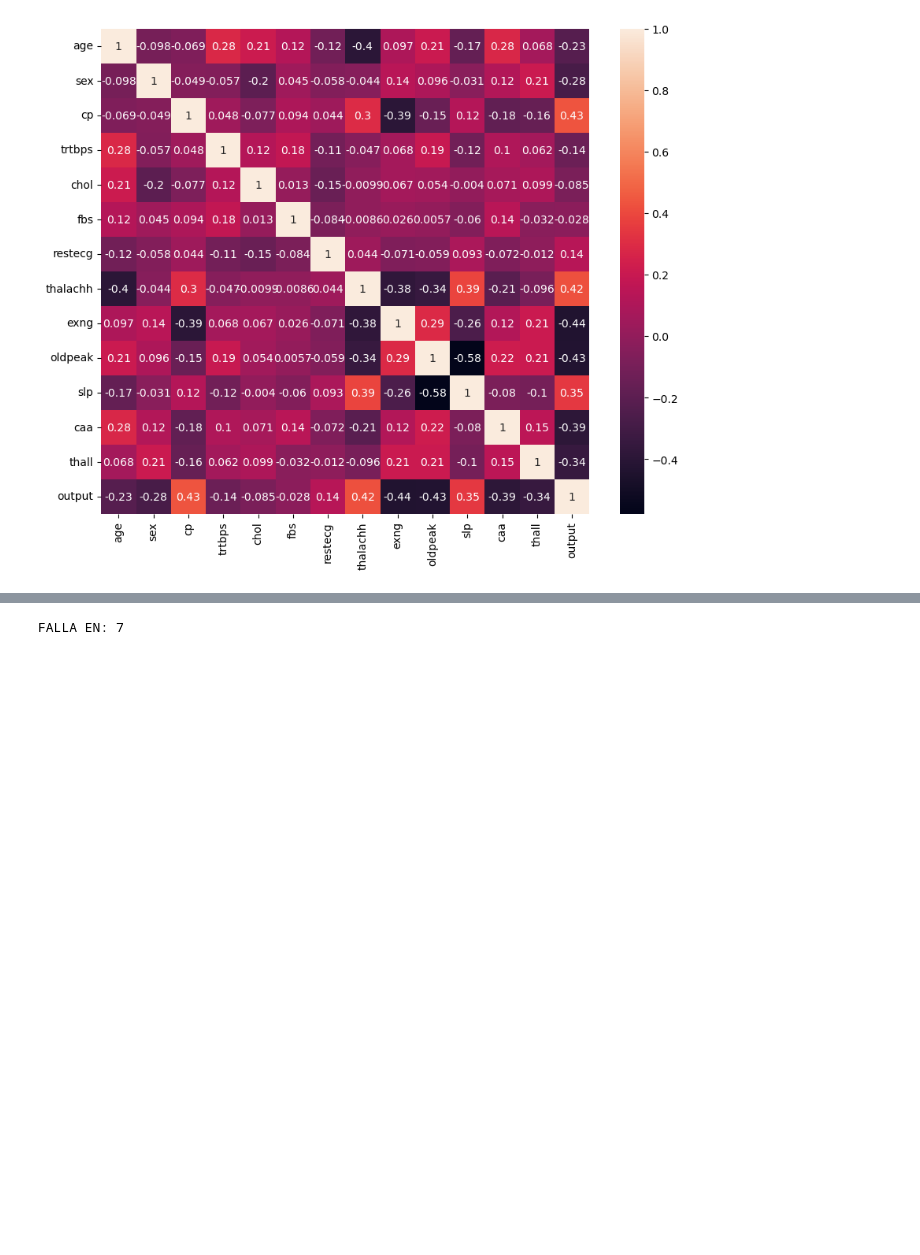
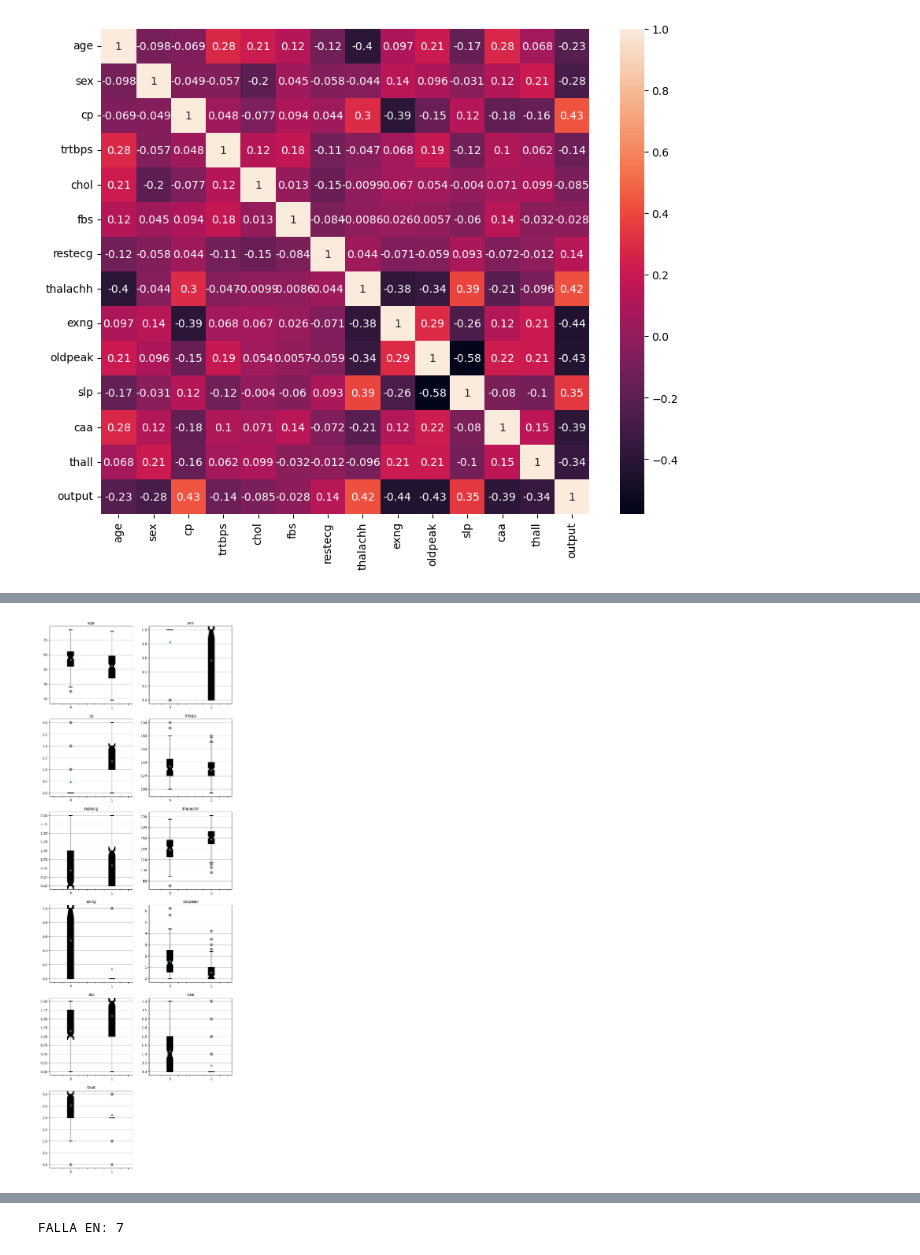
Before and after one commit to diegoguizanlopez/BigDataEIa, a Jupyter notebook: IA/Sistemas_Aprendizaje_Automatico/2-Trimestre/Regresion_Multivariable/Ataque_Corazón/ataque_corazon_prediccion.ipynb, the cells around one changed output, grey strips where cells are left out. Saved outputs shown, nothing was run; the diff lists cells and outputs as text; code cells hidden in the pictures; blank space fills up the shorter version.

```diff
--- a/IA/Sistemas_Aprendizaje_Automatico/2-Trimestre/Regresion_Multivariable/Ataque_Corazón/ataque_corazon_prediccion.ipynb
+++ b/IA/Sistemas_Aprendizaje_Automatico/2-Trimestre/Regresion_Multivariable/Ataque_Corazón/ataque_corazon_prediccion.ipynb
@@ -55,0 +71,7 @@ plt.scatter(m['age'],m['chol'])
+# %%
+from Matplot.BoxPlot import BoxPlot
+
+
+BoxPlot.box_plot(df.columns,df,by="output")
+# %% [output]
+[figure, added]
```
Also changed, not shown: parts of 23 cells of this notebook, 7 other files.
